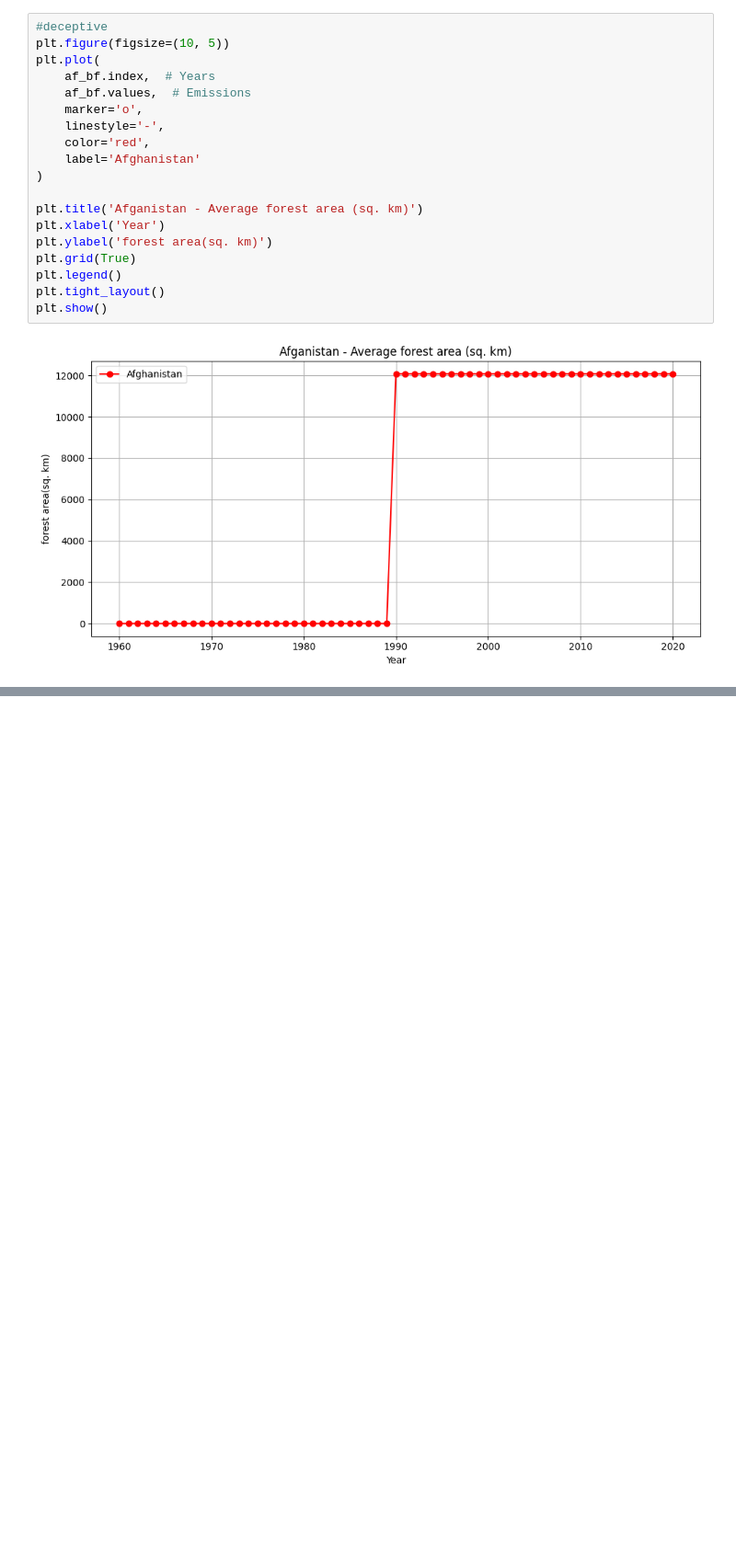
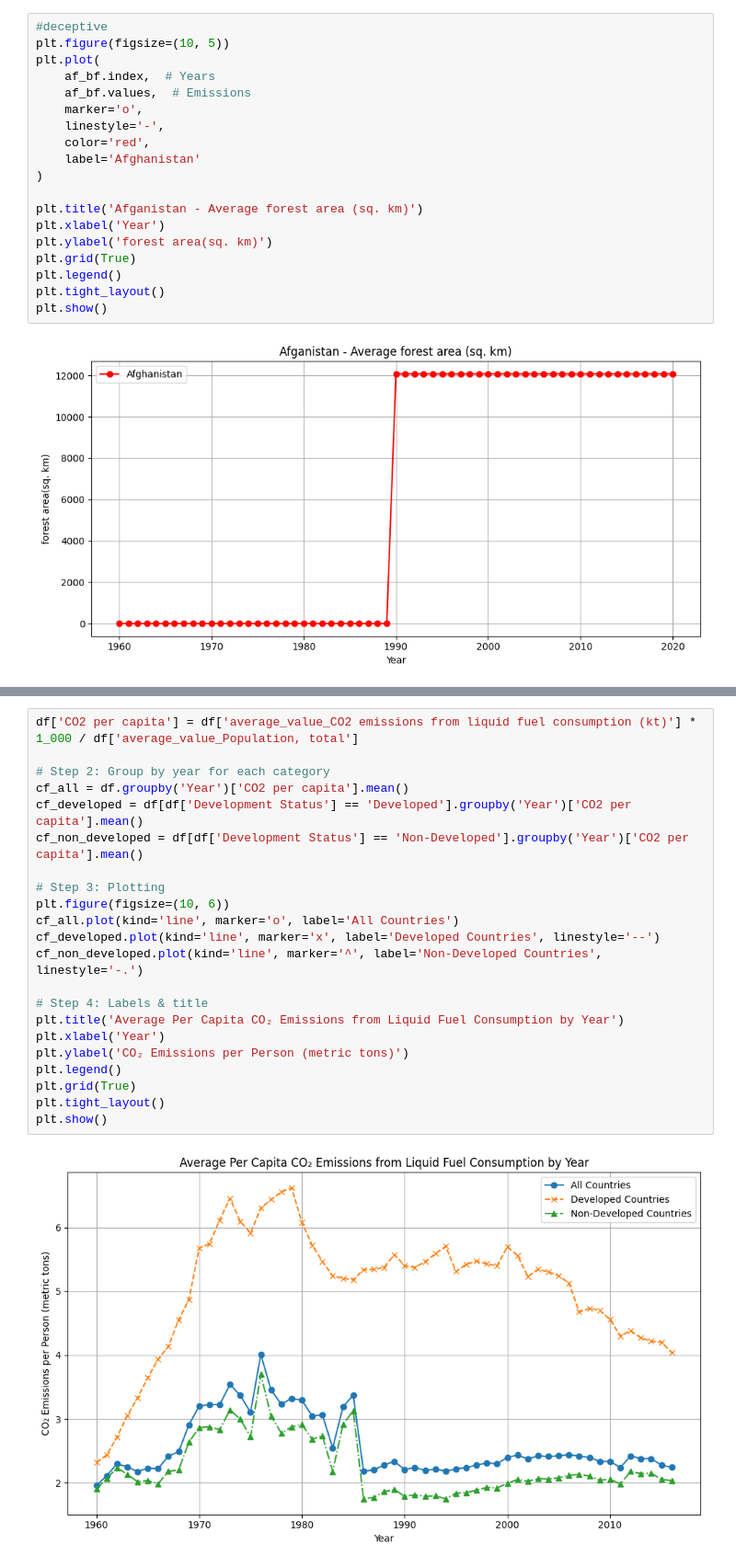
Before and after one commit to SriSupratikTalari/project2, a Jupyter notebook: climate.ipynb, the cells around one changed output, grey strips where cells are left out. Shown at 92% size. Drawn from its saved outputs; the diff is of its cells as text; blank space fills up the shorter version.

```diff
--- a/climate.ipynb
+++ b/climate.ipynb
@@ -230,0 +377,24 @@ plt.show()
+# %%
+df['CO2 per capita'] = df['average_value_CO2 emissions from liquid fuel consumption (kt)'] * 1_000 / df['average_value_Population, total']
+
+# Step 2: Group by year for each category
+cf_all = df.groupby('Year')['CO2 per capita'].mean()
+cf_developed = df[df['Development Status'] == 'Developed'].groupby('Year')['CO2 per capita'].mean()
+cf_non_developed = df[df['Development Status'] == 'Non-Developed'].groupby('Year')['CO2 per capita'].mean()
+
+# Step 3: Plotting
+plt.figure(figsize=(10, 6))
+cf_all.plot(kind='line', marker='o', label='All Countries')
+cf_developed.plot(kind='line', marker='x', label='Developed Countries', linestyle='--')
+cf_non_developed.plot(kind='line', marker='^', label='Non-Developed Countries', linestyle='-.')
+
+# Step 4: Labels & title
+plt.title('Average Per Capita CO₂ Emissions from Liquid Fuel Consumption by Year')
+plt.xlabel('Year')
+plt.ylabel('CO₂ Emissions per Person (metric tons)')
+plt.legend()
+plt.grid(True)
+plt.tight_layout()
+plt.show()
+# %% [output]
+[figure, added]
```
Also changed, not shown: parts of 8 cells of this notebook.
